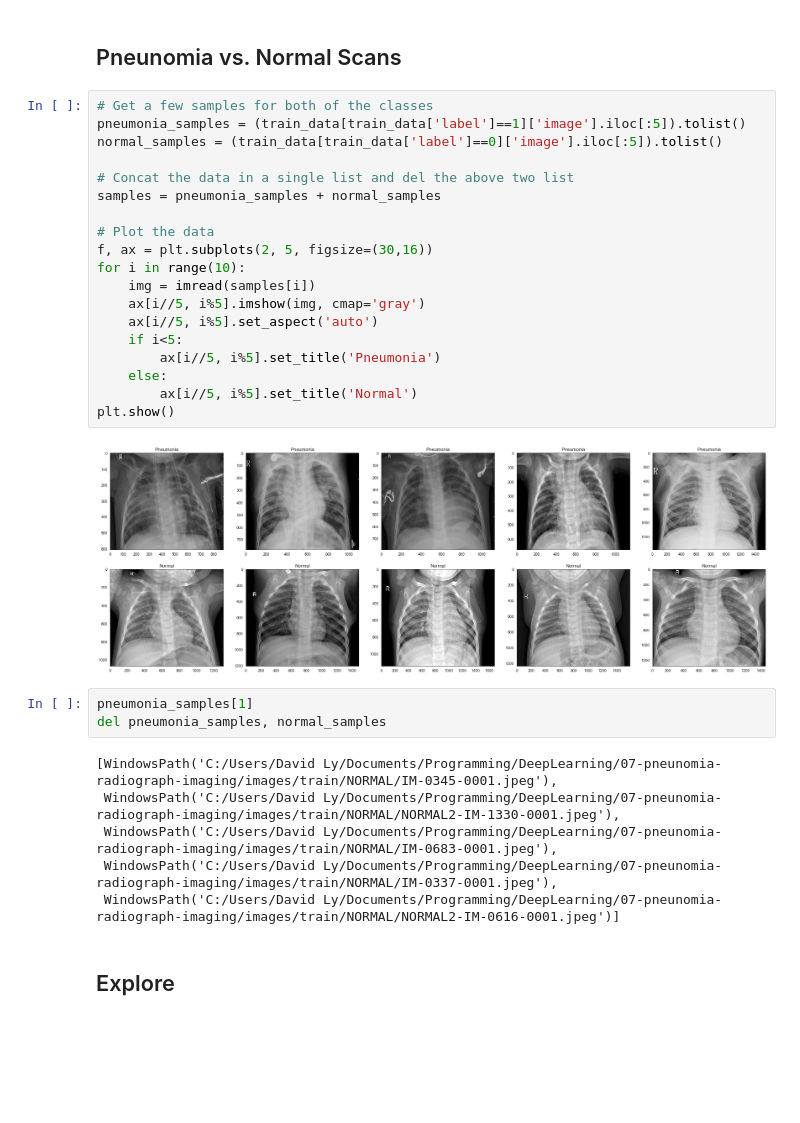
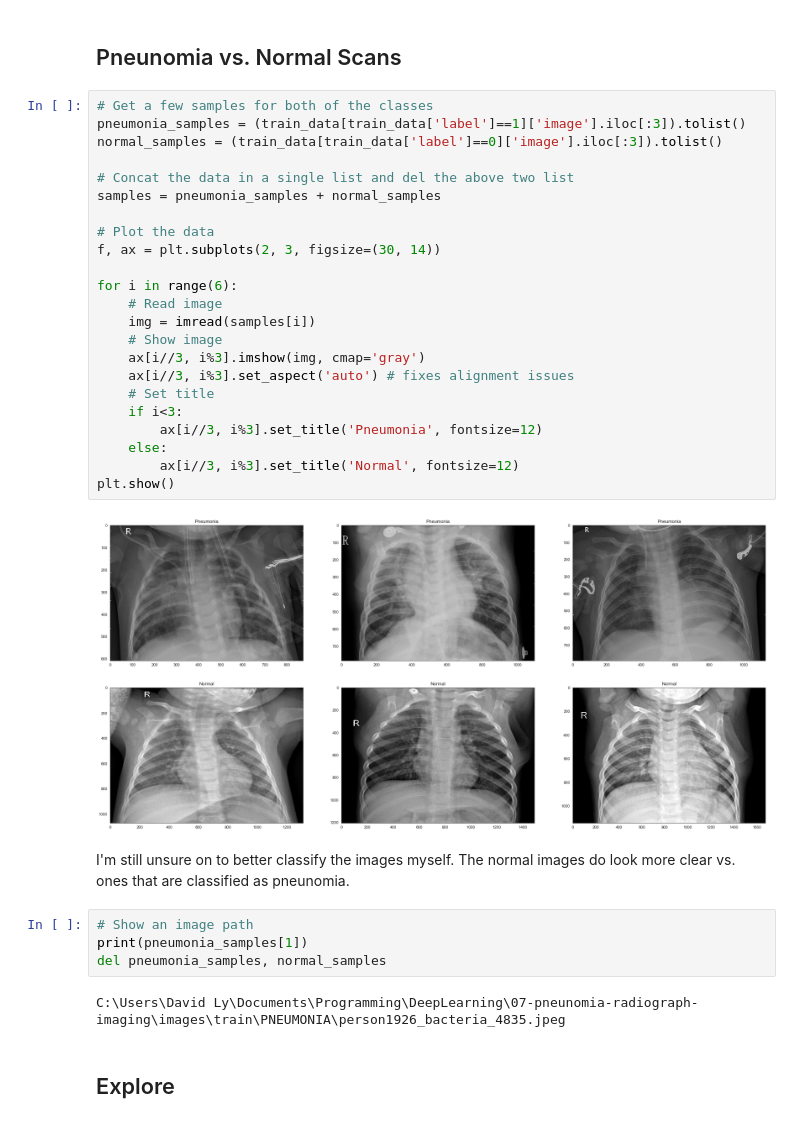
Before and after one commit to davidtnly/DeepLearning, a Jupyter notebook: 07-pneunomia-radiograph-imaging/01-notebook.ipynb, the cells around one changed output. Drawn from its saved outputs; the diff is of its cells as text; blank space fills up the shorter version.

```diff
--- a/07-pneunomia-radiograph-imaging/01-notebook.ipynb
+++ b/07-pneunomia-radiograph-imaging/01-notebook.ipynb
@@ -240,34 +270,37 @@ Try out different ways from other kernels on pulling images to test speed/readab
 ## Pneunomia vs. Normal Scans
 # %%
 # Get a few samples for both of the classes
-pneumonia_samples = (train_data[train_data['label']==1]['image'].iloc[:5]).tolist()
-normal_samples = (train_data[train_data['label']==0]['image'].iloc[:5]).tolist()
+pneumonia_samples = (train_data[train_data['label']==1]['image'].iloc[:3]).tolist()
+normal_samples = (train_data[train_data['label']==0]['image'].iloc[:3]).tolist()
 
 # Concat the data in a single list and del the above two list
 samples = pneumonia_samples + normal_samples
 
 # Plot the data
-f, ax = plt.subplots(2, 5, figsize=(30,16))
-for i in range(10):
+f, ax = plt.subplots(2, 3, figsize=(30, 14))
+
+for i in range(6):
+    # Read image
     img = imread(samples[i])
-    ax[i//5, i%5].imshow(img, cmap='gray')
-    ax[i//5, i%5].set_aspect('auto')
-    if i<5:
-        ax[i//5, i%5].set_title('Pneumonia')
+    # Show image
+    ax[i//3, i%3].imshow(img, cmap='gray')
+    ax[i//3, i%3].set_aspect('auto') # fixes alignment issues
+    # Set title
+    if i<3:
+        ax[i//3, i%3].set_title('Pneumonia', fontsize=12)
     else:
-        ax[i//5, i%5].set_title('Normal')
+        ax[i//3, i%3].set_title('Normal', fontsize=12)
 plt.show()
 # %% [output]
-[figure, old version]
+[figure, new version]
+# %% [markdown]
+I'm still unsure on to better classify the images myself. The normal images do look more clear vs. ones that are classified as pneunomia.
 # %%
-pneumonia_samples[1]
+# Show an image path
+print(pneumonia_samples[1])
 del pneumonia_samples, normal_samples
 # %% [output]
-[WindowsPath('C:/Users/David Ly/Documents/Programming/DeepLearning/07-pneunomia-radiograph-imaging/images/train/NORMAL/IM-0345-0001.jpeg'),
- WindowsPath('C:/Users/David Ly/Documents/Programming/DeepLearning/07-pneunomia-radiograph-imaging/images/train/NORMAL/NORMAL2-IM-1330-0001.jpeg'),
- WindowsPath('C:/Users/David Ly/Documents/Programming/DeepLearning/07-pneunomia-radiograph-imaging/images/train/NORMAL/IM-0683-0001.jpeg'),
- WindowsPath('C:/Users/David Ly/Documents/Programming/DeepLearning/07-pneunomia-radiograph-imaging/images/train/NORMAL/IM-0337-0001.jpeg'),
- WindowsPath('C:/Users/David Ly/Documents/Programming/DeepLearning/07-pneunomia-radiograph-imaging/images/train/NORMAL/NORMAL2-IM-0616-0001.jpeg')]
+C:\Users\David Ly\Documents\Programming\DeepLearning\07-pneunomia-radiograph-imaging\images\train\PNEUMONIA\person1926_bacteria_4835.jpeg
 # %% [markdown]
 ## Explore
 # %%
```
Also changed, not shown: parts of 36 cells of this notebook, 2 other files.
